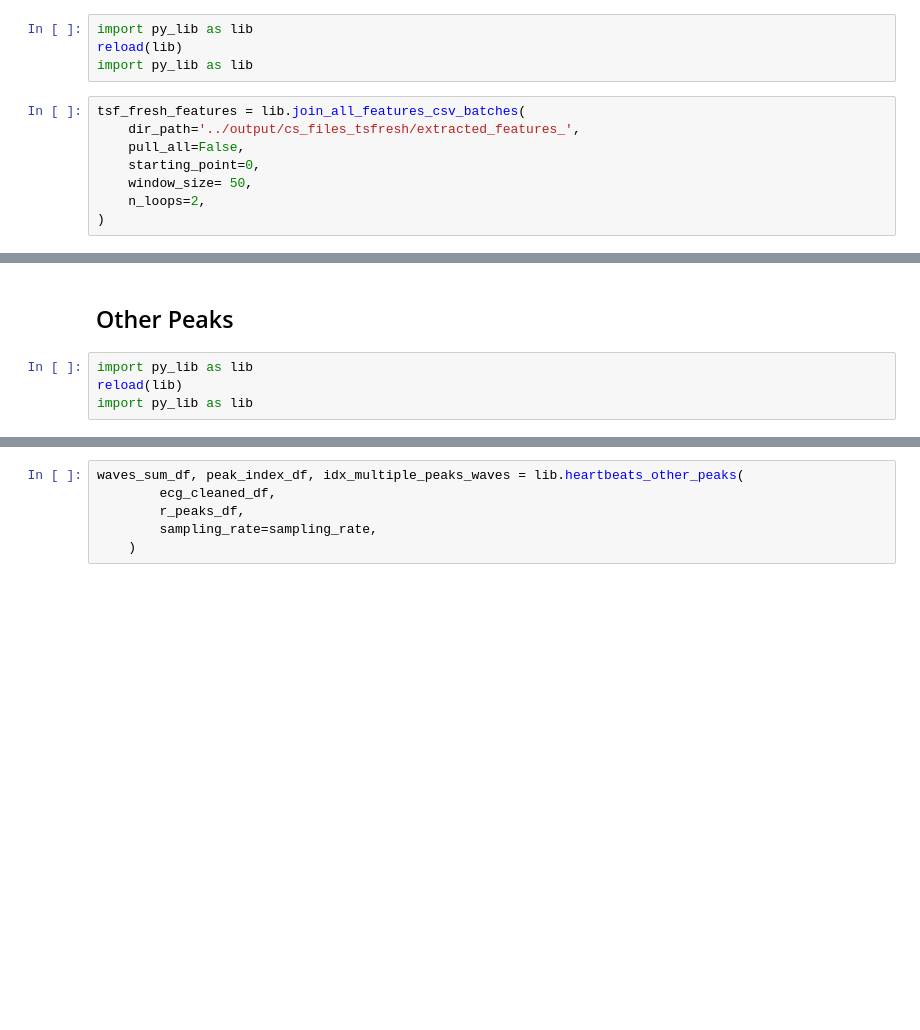
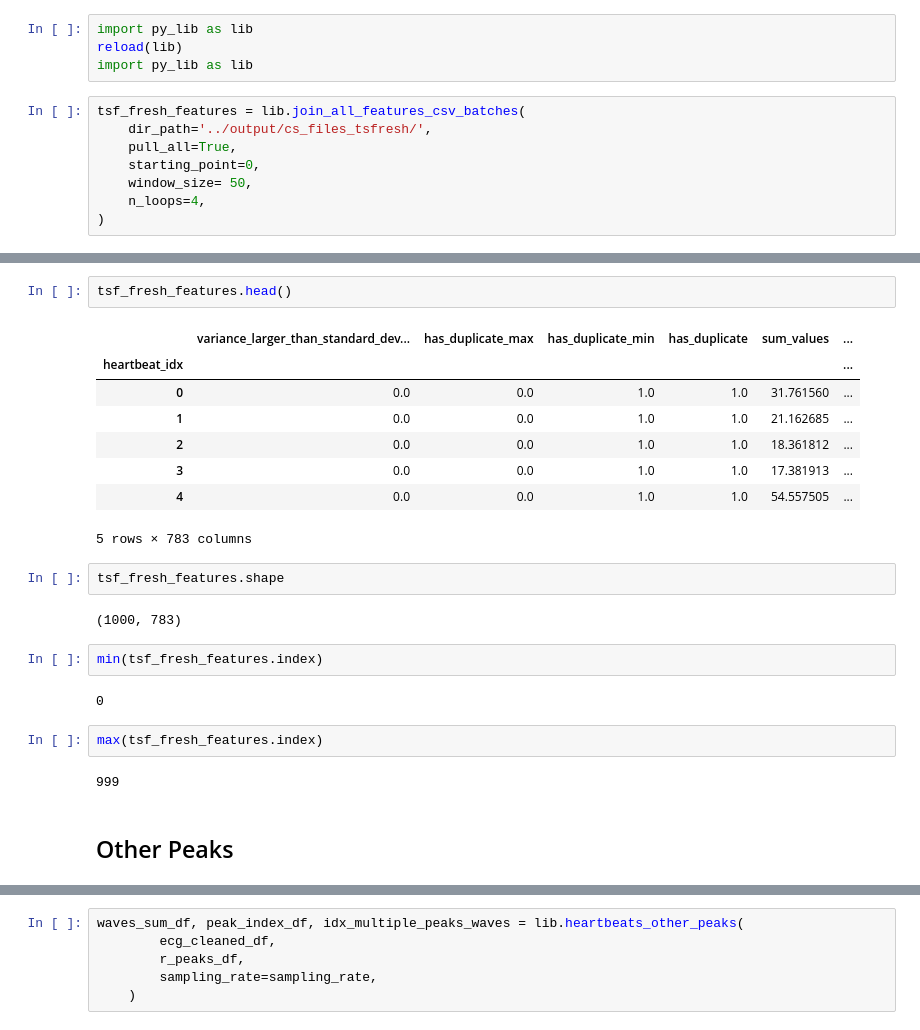
Before and after one commit to juliepinole/proj2, a Jupyter notebook: task_1/Task_1_classic_ML_models.ipynb, the cells around one changed output, grey strips where cells are left out. Saved outputs shown, nothing was run; the diff lists cells and outputs as text; blank space fills up the shorter version.

```diff
--- a/task_1/Task_1_classic_ML_models.ipynb
+++ b/task_1/Task_1_classic_ML_models.ipynb
@@ -277,9 +285,9 @@ reload(lib)
 import py_lib as lib
 # %%
 tsf_fresh_features = lib.join_all_features_csv_batches(
-    dir_path='../output/cs_files_tsfresh/extracted_features_',
-    pull_all=False,
+    dir_path='../output/cs_files_tsfresh/',
+    pull_all=True,
     starting_point=0,
     window_size= 50,
-    n_loops=2,
+    n_loops=4,
 )
@@ -286,6 +312,25 @@ tsf_fresh_features = lib.join_all_features_csv_batches(
+# %%
+tsf_fresh_features.head()
+# %% [output]
+|  | variance_larger_than_standard_dev... | has_duplicate_max | has_duplicate_min | has_duplicate | sum_values | ... |
+| heartbeat_idx |  |  |  |  |  | ... |
+| 0 | 0.0 | 0.0 | 1.0 | 1.0 | 31.761560 | ... |
+| 1 | 0.0 | 0.0 | 1.0 | 1.0 | 21.162685 | ... |
+| 2 | 0.0 | 0.0 | 1.0 | 1.0 | 18.361812 | ... |
+| 3 | 0.0 | 0.0 | 1.0 | 1.0 | 17.381913 | ... |
+| 4 | 0.0 | 0.0 | 1.0 | 1.0 | 54.557505 | ... |
+5 rows × 783 columns
+# %%
+tsf_fresh_features.shape
+# %% [output]
+(1000, 783)
+# %%
+min(tsf_fresh_features.index)
+# %% [output]
+0
+# %%
+max(tsf_fresh_features.index)
+# %% [output]
+999
 # %% [markdown]
 ## Other Peaks
-# %%
-import py_lib as lib
-reload(lib)
-import py_lib as lib
```
Also changed, not shown: parts of 8 cells of this notebook, 3 other files.
